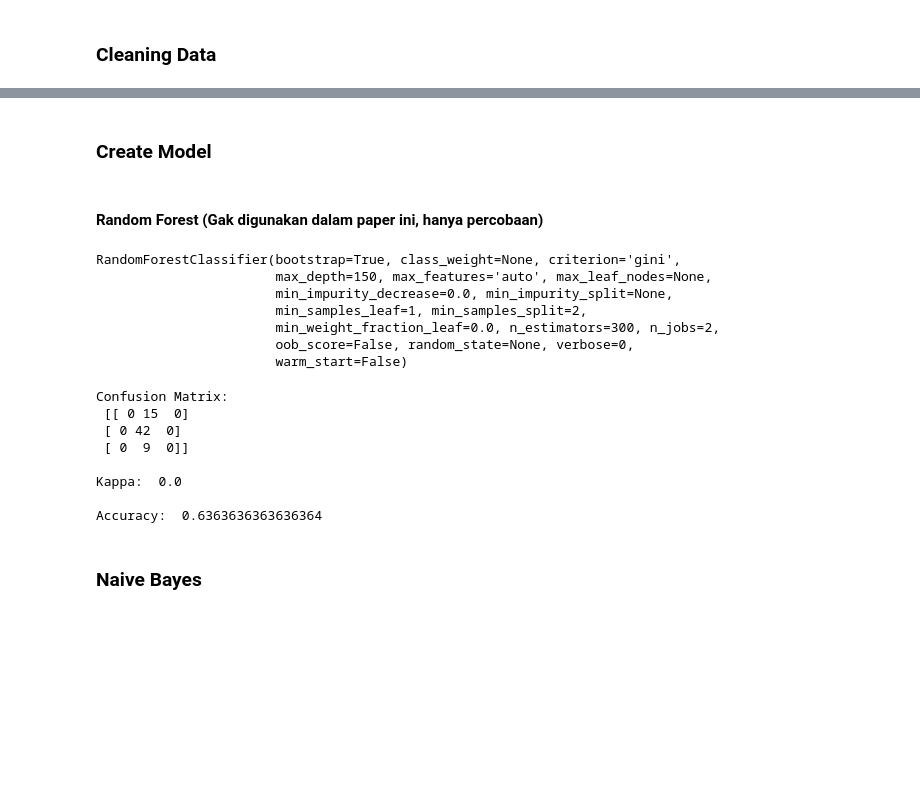
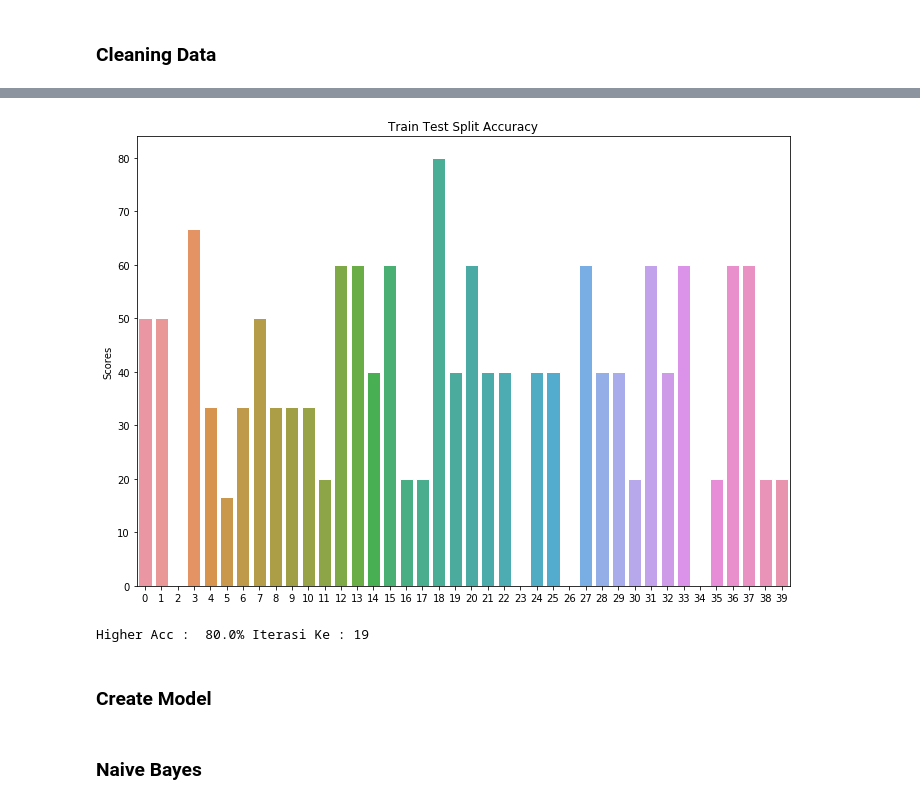
Before and after one commit to TotonAntoko/Cerpen-Classification-Naive-Bayes-dan-KNN, a Jupyter notebook: Cerpen.ipynb, the cells around one changed output, grey strips where cells are left out. Cells and saved outputs as stored; diff of their text form; code cells hidden in the pictures; blank space fills up the shorter version.

```diff
--- a/Cerpen.ipynb
+++ b/Cerpen.ipynb
@@ -65,10 +84,7 @@ writing csv flie ...
 ### Cleaning Data
 # %%
 def clean_str(string):
-    """
-    Tokenization/string cleaning for datasets.
-    Original taken from https://github.com/yoonkim/CNN_sentence/blob/master/process_data.py
-    """
+
     string = re.sub(r"\'s", "", string)
     string = re.sub(r"\'ve", "", string)
     string = re.sub(r"n\'t", "", string)
@@ -125,35 +173,17 @@ test size: (66, 16834)
+# %%
+fig, ax = pyplot.subplots(figsize=(11.7, 8.27))
+
+sns.set(style="white", rc={"lines.linewidth": 3})
+sns_plot = sns.barplot(ax=ax, x=list(range(0,n)),y="Scores",data=scores)
+sns_plot.set_title('Train Test Split Accuracy')
+sns_plot.figure.savefig("Plot BaggingClassifier Decision Tree.png")
+plt.show()
+sns.set()
+print("Higher Acc : ", str(higherAcc)+"%" + " Iterasi Ke : "+str(Iterasi))
+# %% [output]
+[figure, added]
+Higher Acc :  80.0% Iterasi Ke : 19
 # %% [markdown]
 ### Create Model
-# %% [markdown]
-#### Random Forest (Gak digunakan dalam paper ini, hanya percobaan)
-# %%
-model = RandomForestClassifier(n_estimators=300, max_depth=150,n_jobs=2)
-model.fit(X_train, y_train)
-# %% [output]
-RandomForestClassifier(bootstrap=True, class_weight=None, criterion='gini',
-                       max_depth=150, max_features='auto', max_leaf_nodes=None,
-                       min_impurity_decrease=0.0, min_impurity_split=None,
-                       min_samples_leaf=1, min_samples_split=2,
-                       min_weight_fraction_leaf=0.0, n_estimators=300, n_jobs=2,
-                       oob_score=False, random_state=None, verbose=0,
-                       warm_start=False)
-# %%
-y_pred = model.predict(X_test)
-# y_pred = clf.predict(X_test.toarray())
-c_mat = confusion_matrix(y_test,y_pred)
-kappa = cohen_kappa_score(y_test,y_pred)
-acc = accuracy_score(y_test,y_pred)
-print("Confusion Matrix:\n", c_mat)
-print("\nKappa: ",kappa)
-print("\nAccuracy: ",acc)
-# %% [output]
-Confusion Matrix:
- [[ 0 15  0]
- [ 0 42  0]
- [ 0  9  0]]
-
-Kappa:  0.0
-
-Accuracy:  0.6363636363636364
 # %% [markdown]
 ### Naive Bayes
```
Also changed, not shown: parts of 20 cells of this notebook.
